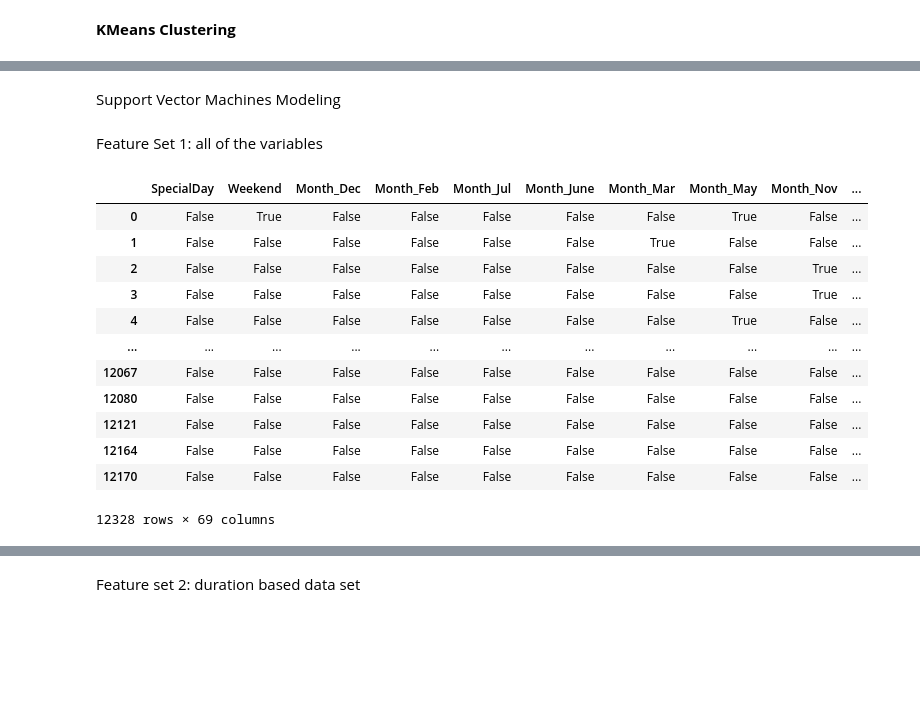
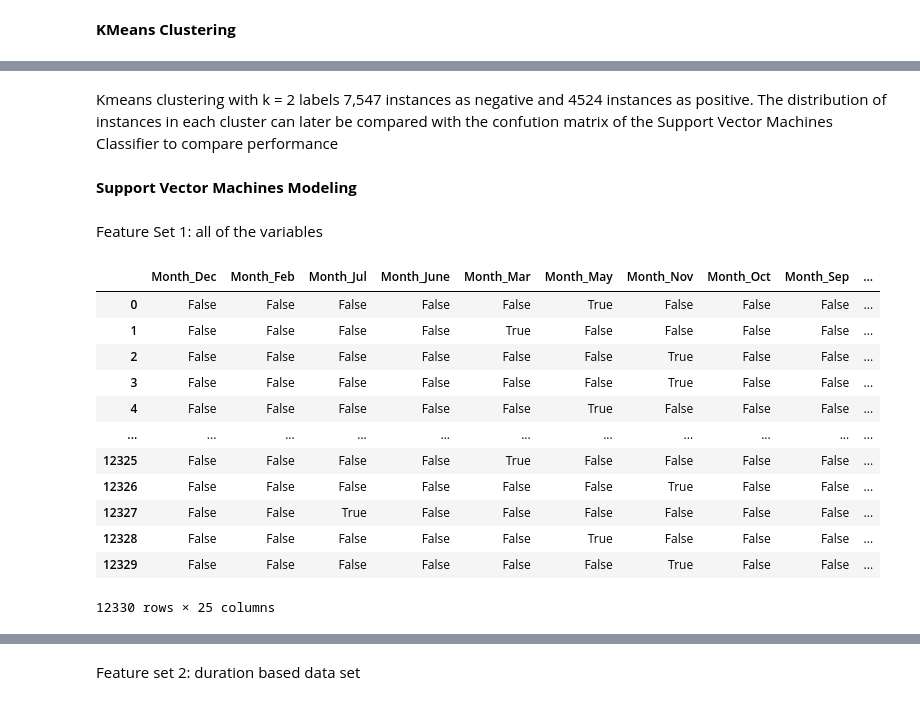
Before and after one commit to benbesthof/Clustering-SVM-to-Predict-Online-Purchases, a Jupyter notebook: B_Besthof_P2.ipynb, the cells around one changed output, grey strips where cells are left out. Drawn from its saved outputs; the diff is of its cells as text; code cells hidden in the pictures; blank space fills up the shorter version.

```diff
--- a/B_Besthof_P2.ipynb
+++ b/B_Besthof_P2.ipynb
@@ -474,5 +508,7 @@ Error:
+# %% [markdown]
+Kmeans clustering with k = 2 labels 7,547 instances as negative and 4524 instances as positive. The distribution of instances in each cluster can later be compared with the confution matrix of the Support Vector Machines Classifier to compare performance
 # %% [markdown]
-Support Vector Machines Modeling
+**Support Vector Machines Modeling**
 # %% [markdown]
 Feature Set 1: all of the variables
 # %%
@@ -484,47 +520,47 @@ def dappit(dataframe, target):
             dataframe: dataset to be analyzed
         Returns: preprocessed dataset for supervised machine learning
     """
 
 
     #separate numerical and categorical variables
 
     categorical_variables = [i for i in dataframe.select_dtypes(include = object) if i != target]
     numerical_variables = [i for i in dataframe.select_dtypes(exclude = object) if i not in ['SpecialDay', 'Weekend']]
     dummy_variables = pd.get_dummies(dataframe[categorical_variables], drop_first = True)
     dataframe.drop(categorical_variables, axis = 1, inplace = True)
 
 
 
     numerical_variables = [i for i in numerical_variables]
     scaled_numerical_variables = [i for i in numerical_variables]
     array = dataframe[numerical_variables].values
     datascaler = pre.MinMaxScaler(feature_range = (0,1))
     dfscaled = pd.DataFrame(datascaler.fit_transform(array), columns = scaled_numerical_variables)
     dataframe.drop(numerical_variables, axis = 1, inplace = True)
-    modeldf = pd.concat([dataframe, dummy_variables, dfscaled], axis = 1)
+    modeldf = pd.concat([dummy_variables, dfscaled], axis = 1)
     modeldf = modeldf.fillna(False)
     #modeldf.to_csv('hclustering_data.csv', index = False)
     dataprev = modeldf.head()
     return modeldf
 
 
 df1 = dappit(df.copy(), 'Revenue')
 #df1['Revenue'].value_counts()
 df1
 # %% [output]
-|  | SpecialDay | Weekend | Month_Dec | Month_Feb | Month_Jul | Month_June | Month_Mar | Month_May | Month_Nov | ... |
-| 0 | False | True | False | False | False | False | False | True | False | ... |
-| 1 | False | False | False | False | False | False | True | False | False | ... |
-| 2 | False | False | False | False | False | False | False | False | True | ... |
-| 3 | False | False | False | False | False | False | False | False | True | ... |
-| 4 | False | False | False | False | False | False | False | True | False | ... |
+|  | Month_Dec | Month_Feb | Month_Jul | Month_June | Month_Mar | Month_May | Month_Nov | Month_Oct | Month_Sep | ... |
+| 0 | False | False | False | False | False | True | False | False | False | ... |
+| 1 | False | False | False | False | True | False | False | False | False | ... |
+| 2 | False | False | False | False | False | False | True | False | False | ... |
+| 3 | False | False | False | False | False | False | True | False | False | ... |
+| 4 | False | False | False | False | False | True | False | False | False | ... |
 | ... | ... | ... | ... | ... | ... | ... | ... | ... | ... | ... |
-| 12067 | False | False | False | False | False | False | False | False | False | ... |
-| 12080 | False | False | False | False | False | False | False | False | False | ... |
-| 12121 | False | False | False | False | False | False | False | False | False | ... |
-| 12164 | False | False | False | False | False | False | False | False | False | ... |
-| 12170 | False | False | False | False | False | False | False | False | False | ... |
+| 12325 | False | False | False | False | True | False | False | False | False | ... |
+| 12326 | False | False | False | False | False | False | True | False | False | ... |
+| 12327 | False | False | True | False | False | False | False | False | False | ... |
+| 12328 | False | False | False | False | False | True | False | False | False | ... |
+| 12329 | False | False | False | False | False | False | True | False | False | ... |
-12328 rows × 69 columns
+12330 rows × 25 columns
 # %%
 from sklearn.svm import SVC
 from sklearn.metrics import classification_report
```
Also changed, not shown: parts of 29 cells of this notebook.
